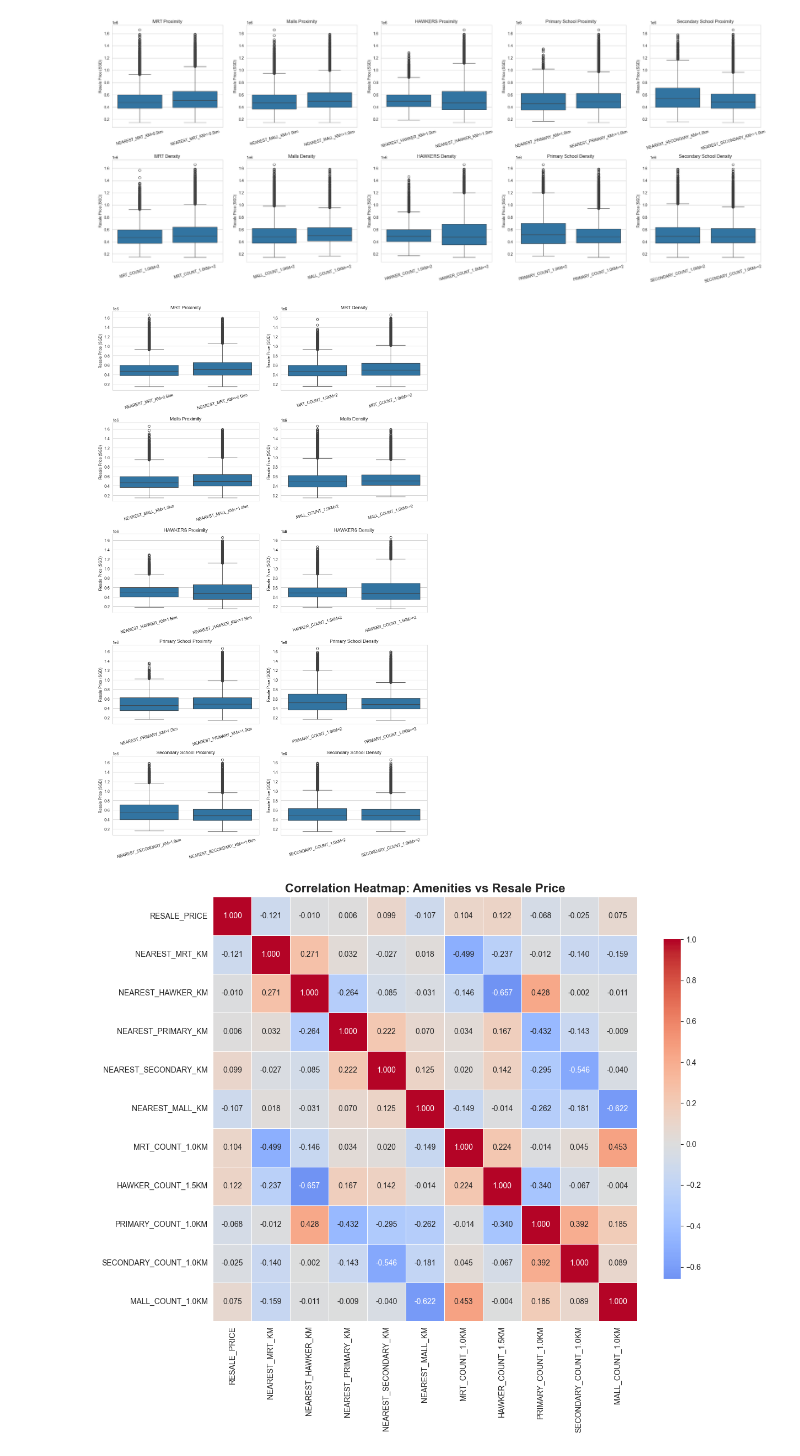
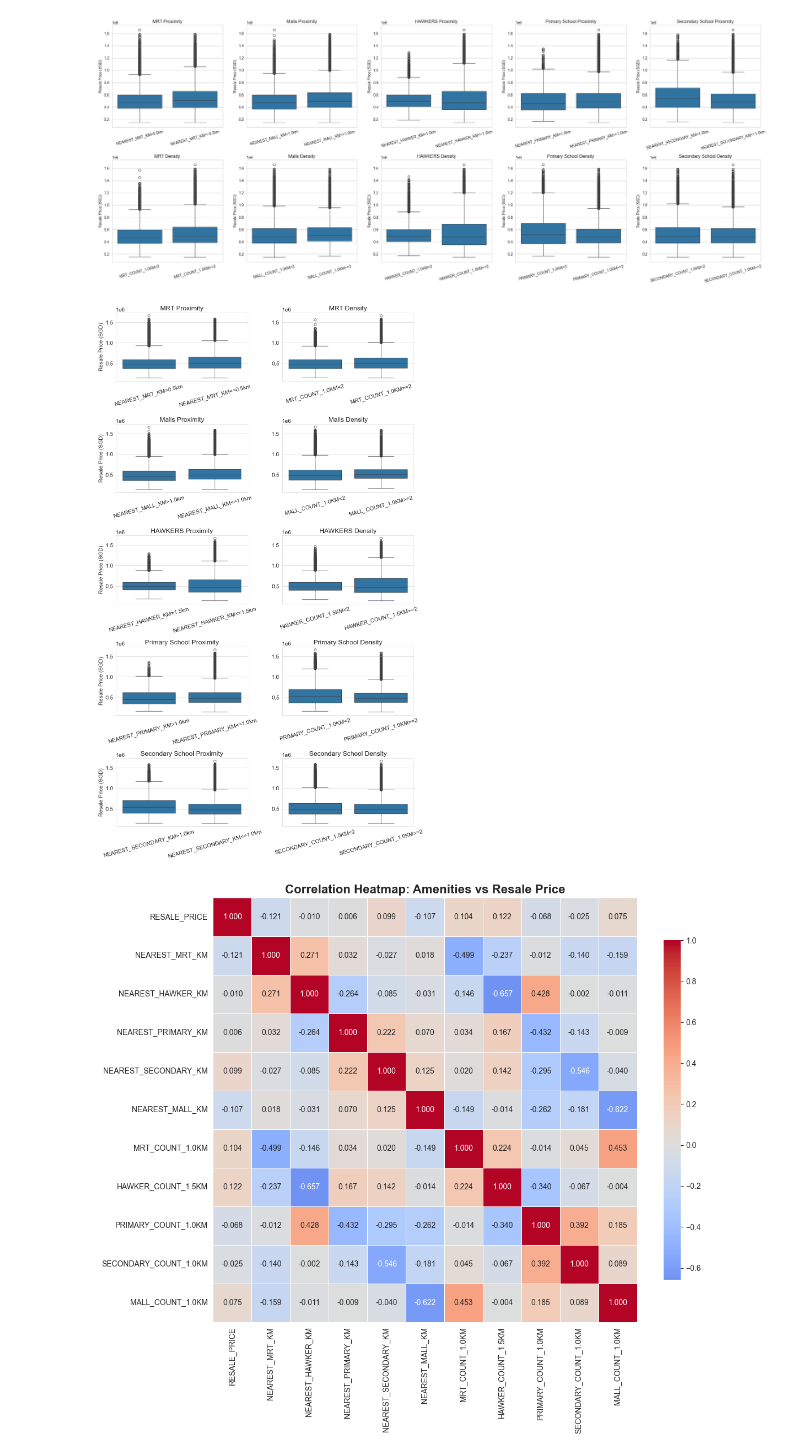
Before and after one commit to LIU-FAYANG/cs5228_PROJ, a Jupyter notebook: Scripts/train_EDA_feature_engineering_pipeline.ipynb, the cells around one changed output. Drawn from its saved outputs; the diff is of its cells as text; code cells hidden in the pictures.

```diff
--- a/Scripts/train_EDA_feature_engineering_pipeline.ipynb
+++ b/Scripts/train_EDA_feature_engineering_pipeline.ipynb
@@ -1444,6 +1444,9 @@ plt.show()
 # %% [output]
 [figure]
 # %%
+import matplotlib.pyplot as plt
+
+plt.rcParams.update({'font.size': 14})
 fig, axes = plt.subplots(5, 2, figsize=(12, 20))
 
 amenities = [
@@ -1465,35 +1468,35 @@ for row_idx, amenity in enumerate(amenities):
     mask_proximity = sub[amenity['proximity']] <= amenity['proximity_threshold']
     label_far = f'{amenity["proximity"]}>{amenity["proximity_threshold"]}{amenity["proximity_unit"]}'
     label_close = f'{amenity["proximity"]}<={amenity["proximity_threshold"]}{amenity["proximity_unit"]}'
 
 
     sns.boxplot(ax=axes[row_idx, 0], data=sub.assign(group=np.where(mask_proximity, label_close, label_far)), x='group',
                 y='RESALE_PRICE', order=[label_far, label_close])
     axes[row_idx, 0].set_title(f'{amenity["name"]} Proximity')
     axes[row_idx, 0].set_xlabel('')
     axes[row_idx, 0].set_ylabel('Resale Price (SGD)')
     axes[row_idx, 0].tick_params(axis='x', rotation=15)
 
     # --- 第 2 列: Density ---
     mask_density = sub[amenity['density']] >= amenity['density_threshold']
     label_high = f'{amenity["density"]}>={amenity["density_threshold"]}'
     label_low = f'{amenity["density"]}<{amenity["density_threshold"]}'
 
 
     sns.boxplot(ax=axes[row_idx, 1], data=sub.assign(group=np.where(mask_density, label_high, label_low)), x='group',
                 y='RESALE_PRICE', order=[label_low, label_high])
     axes[row_idx, 1].set_title(f'{amenity["name"]} Density')
     axes[row_idx, 1].set_xlabel('')
-    axes[row_idx, 1].set_ylabel('Resale Price (SGD)')
+    axes[row_idx, 1].set_ylabel('')
     axes[row_idx, 1].tick_params(axis='x', rotation=15)
 
 
 plt.tight_layout()
 
 # plt.savefig('../Plots/amenity_proximity_density_analysis_5x2.png', dpi=300, bbox_inches='tight')
 plt.show()
 # %% [output]
-[figure, old version]
+[figure, new version]
 # %%
 ##Heatmap
 distances = ['NEAREST_MRT_KM', 'NEAREST_HAWKER_KM',
```
Also changed, not shown: parts of 9 cells of this notebook.
